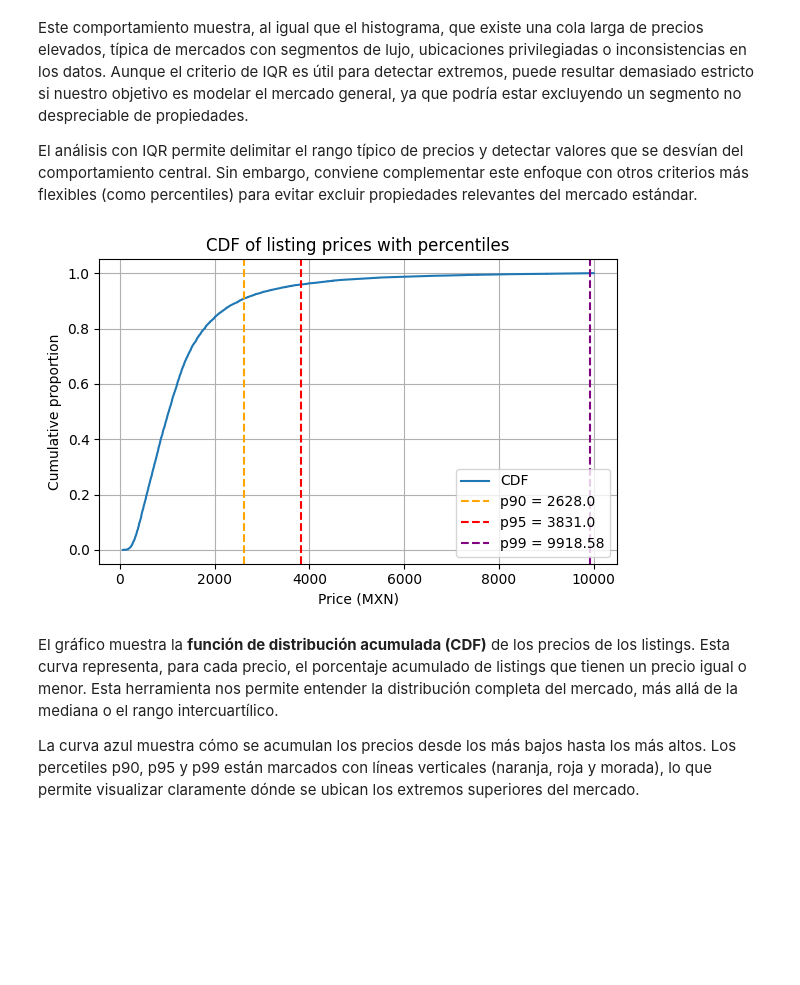
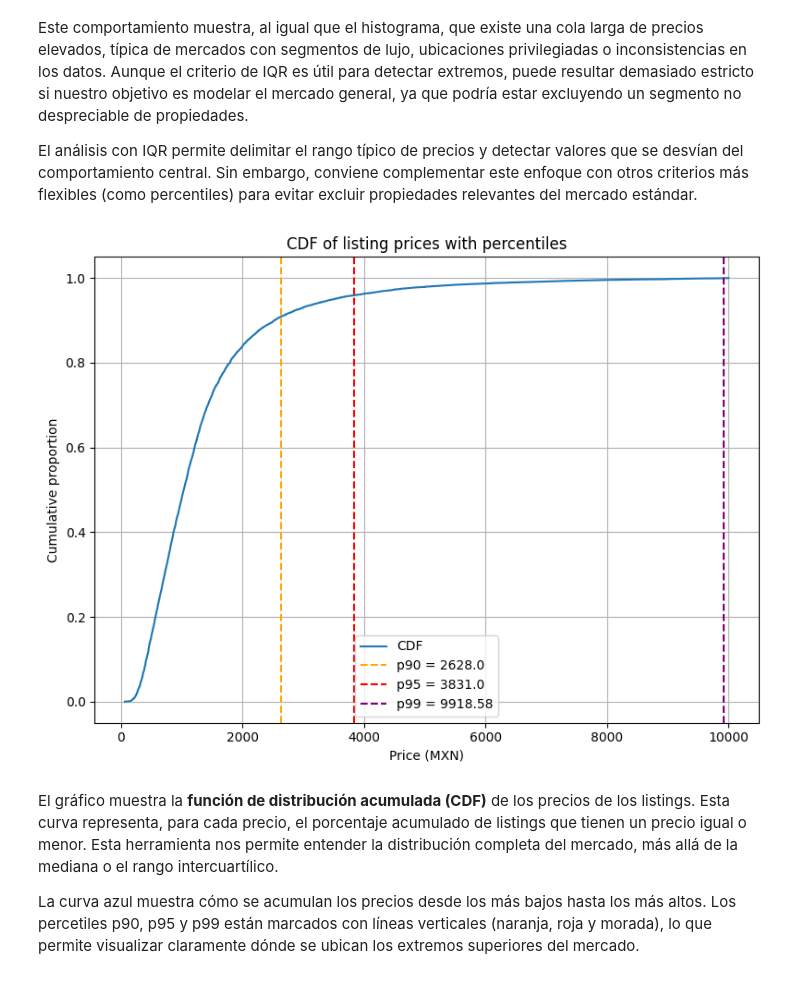
Before and after one commit to josue-rdgzcb/airbnb-price-prediction-cdmx, a Jupyter notebook: notebooks/01_data_exploration.ipynb, the cells around one changed output. Cells and saved outputs as stored; diff of their text form; code cells hidden in the pictures; blank space fills up the shorter version.

```diff
--- a/notebooks/01_data_exploration.ipynb
+++ b/notebooks/01_data_exploration.ipynb
@@ -361,34 +384,34 @@ El análisis con IQR permite delimitar el rango típico de precios y detectar va
 # %%
 # Sort the prices to build the CDF
 col_sorted = np.sort(col_range)
 
 # Compute cumulative proportion (CDF values)
 cdf = np.arange(1, len(col_sorted) + 1) / len(col_sorted)
 
 # Calculate key percentiles
 p90 = np.percentile(col, 90)   # 90th percentile
 p95 = np.percentile(col, 95)   # 95th percentile
 p99 = np.percentile(col, 99)   # 99th percentile
 
 # Plot the CDF curve
-plt.figure(figsize=(6, 4))
+plt.figure(figsize=(8,6))
 plt.plot(col_sorted, cdf, label="CDF")
 
 # Add vertical lines for percentiles
 plt.axvline(p90, color='orange', linestyle='--', label=f'p90 = {p90}')
 plt.axvline(p95, color='red', linestyle='--', label=f'p95 = {p95}')
 plt.axvline(p99, color='purple', linestyle='--', label=f'p99 = {p99.round(2)}')
 
 # Add labels, title, grid, and legend
 plt.xlabel("Price (MXN)")
 plt.ylabel("Cumulative proportion")
 plt.title("CDF of listing prices with percentiles")
 plt.grid(True)
 plt.legend()
 plt.tight_layout()
 plt.show()
 # %% [output]
-[figure, old version]
+[figure, new version]
 # %% [markdown]
 El gráfico muestra la **función de distribución acumulada (CDF)** de los precios de los listings. Esta curva representa, para cada precio, el porcentaje acumulado de listings que tienen un precio igual o menor. Esta herramienta nos permite entender la distribución completa del mercado, más allá de la mediana o el rango intercuartílico.
 
```
Also changed, not shown: parts of 99 cells of this notebook.
